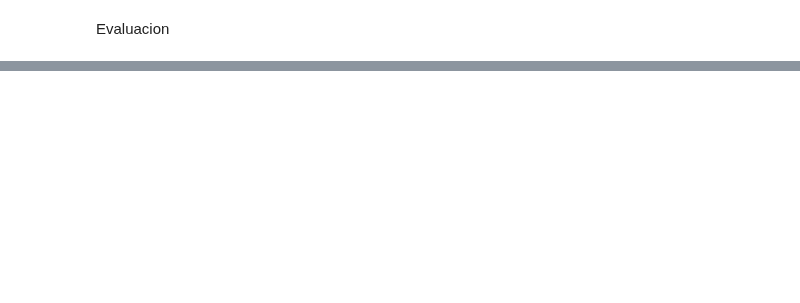
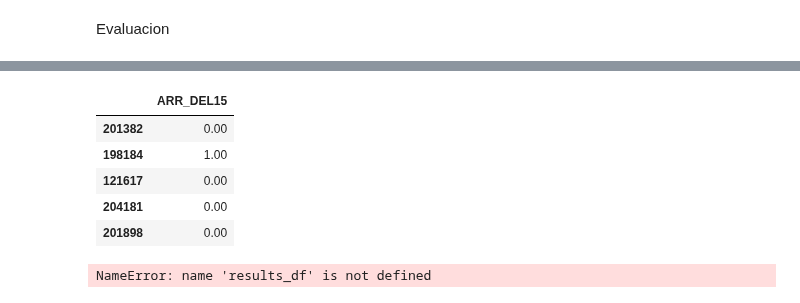
Before and after one commit to KARENCMP82/Python, a Jupyter notebook: Clasificacion_Clase.ipynb, the cells around one changed output, grey strips where cells are left out. Saved outputs shown, nothing was run; the diff lists cells and outputs as text; code cells hidden in the pictures; blank space fills up the shorter version.

```diff
--- a/Clasificacion_Clase.ipynb
+++ b/Clasificacion_Clase.ipynb
@@ -819,0 +828,9 @@ NameError: name 'x_test' is not defined
+# %%
+y_test.head()#realidad
+# %% [output]
+|  | ARR_DEL15 |
+| 201382 | 0.00 |
+| 198184 | 1.00 |
+| 121617 | 0.00 |
+| 204181 | 0.00 |
+| 201898 | 0.00 |
@@ -819,0 +840,4 @@ NameError: name 'x_test' is not defined
+# %%
+results_df['Success'] = (results_df['ARR_DEL15'] == results_df['DelayPrediction']).astype(int)
+# %% [output]
+NameError: name 'results_df' is not defined
```
Also changed, not shown: parts of 3 cells of this notebook.
